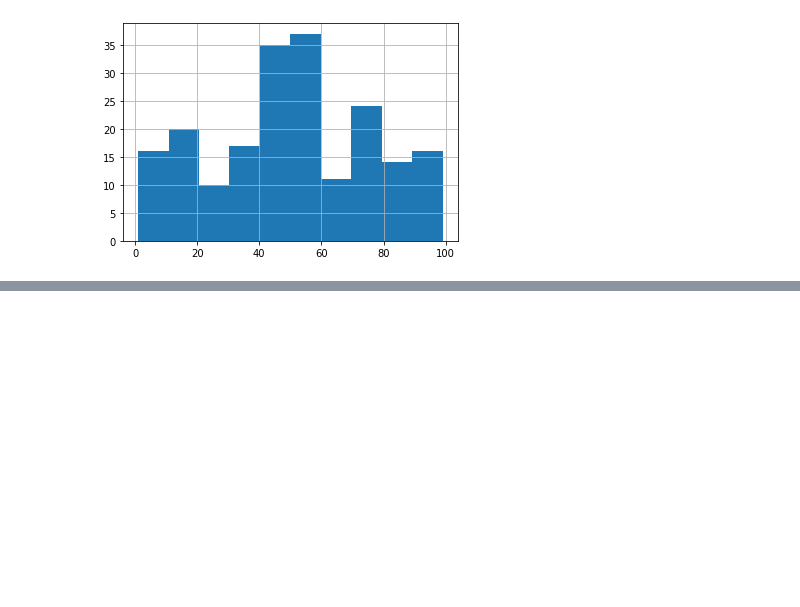
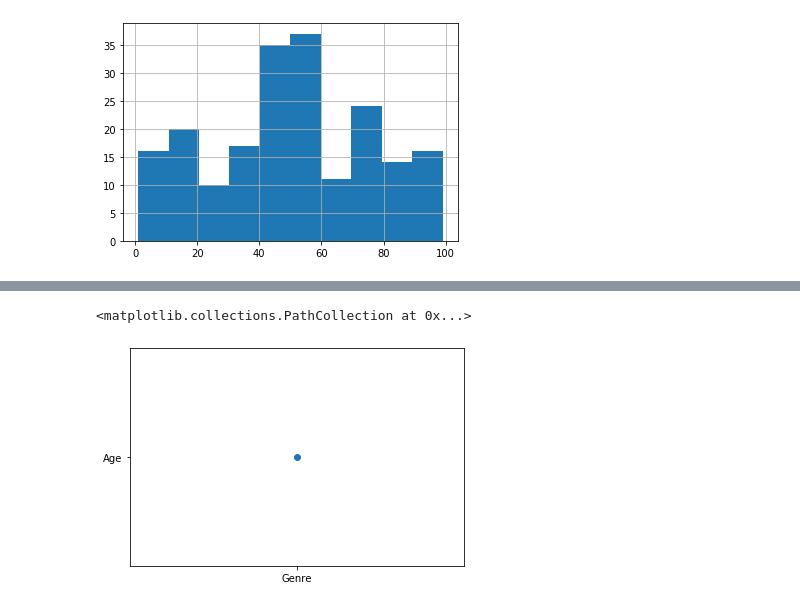
Before and after one commit to rishabhs-s/Python_ML_course_udemy, a Jupyter notebook: 4.) Clustering algo/K-means/K-means.ipynb, the cells around one changed output, grey strips where cells are left out. Cells and saved outputs as stored; diff of their text form; code cells hidden in the pictures; blank space fills up the shorter version.

```diff
--- a/4.) Clustering algo/K-means/K-means.ipynb
+++ b/4.) Clustering algo/K-means/K-means.ipynb
@@ -131,0 +137,5 @@ data["Spending Score (1-100)"].hist()
+# %%
+plt.scatter(x="Genre",y="Age")
+# %% [output]
+<matplotlib.collections.PathCollection at 0x...>
+[figure, added]
```
Also changed, not shown: parts of 1 cell of this notebook.
